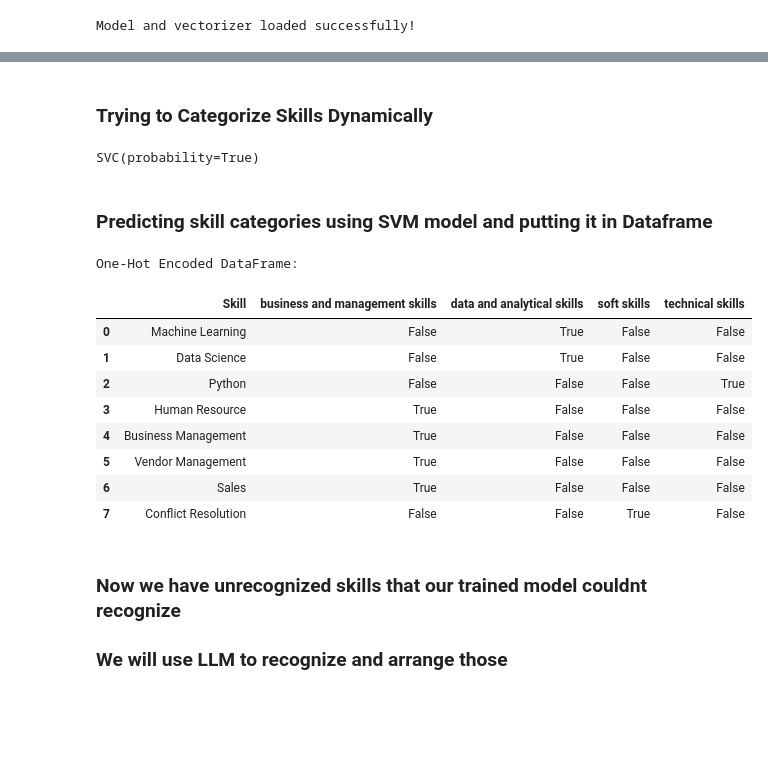
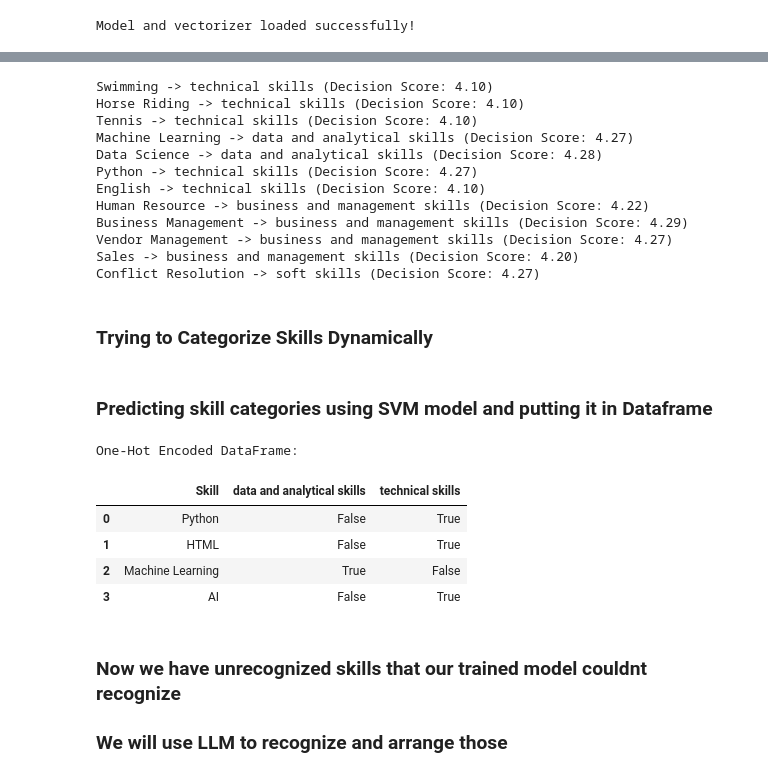
Before and after one commit to ac-26/skill-categorization, a Jupyter notebook: skill_categorization.ipynb, the cells around one changed output, grey strips where cells are left out. Drawn from its saved outputs; the diff is of its cells as text; code cells hidden in the pictures; blank space fills up the shorter version.

```diff
--- a/skill_categorization.ipynb
+++ b/skill_categorization.ipynb
@@ -648,23 +657,32 @@ Vectorizer is ready for transformations!
 # %%
 for skill in sample_skills:
     X_transformed = vectorizer.transform([skill])
-    predicted_category = ml_model.predict(X_transformed)[0]
+    X_transformed_dense = X_transformed.toarray()
+    predicted_category = svm_model.predict(X_transformed_dense)[0]
 
     if hasattr(ml_model, "predict_proba"):
         probs = ml_model.predict_proba(X_transformed)[0]
         max_confidence = np.max(probs)
         print(f"{skill} -> {predicted_category} (Confidence: {max_confidence:.2f})")
     else:
-        decision_scores = ml_model.decision_function(X_transformed)
+        decision_scores = svm_model.decision_function(X_transformed_dense)
         max_confidence = max(decision_scores[0])
         print(f"{skill} -> {predicted_category} (Decision Score: {max_confidence:.2f})")
+# %% [output]
+Swimming -> technical skills (Decision Score: 4.10)
+Horse Riding -> technical skills (Decision Score: 4.10)
+Tennis -> technical skills (Decision Score: 4.10)
+Machine Learning -> data and analytical skills (Decision Score: 4.27)
+Data Science -> data and analytical skills (Decision Score: 4.28)
+Python -> technical skills (Decision Score: 4.27)
+English -> technical skills (Decision Score: 4.10)
+Human Resource -> business and management skills (Decision Score: 4.22)
+Business Management -> business and management skills (Decision Score: 4.29)
+Vendor Management -> business and management skills (Decision Score: 4.27)
+Sales -> business and management skills (Decision Score: 4.20)
+Conflict Resolution -> soft skills (Decision Score: 4.27)
 # %% [markdown]
 ### **Trying to Categorize Skills Dynamically**
-# %%
-svm_model = SVC(probability=True)
-svm_model.fit(X_train, y_train)
-# %% [output]
-SVC(probability=True)
 # %% [markdown]
 ### **Predicting skill categories using SVM model and putting it in Dataframe**
 # %%
@@ -672,49 +690,44 @@ import pandas as pd
 import numpy as np
 
 #Put input for checking here sir....
-sample_skills = ["Swimming", "Horse Riding", "Tennis", "Machine Learning",
-                 "Data Science", "Python", "English", "Human Resource", "Business Management", "Vendor Management", "Sales", "Conflict Resolution"]
+sample_skills = ["Python", "C++", "HTML", "Machine Learning", "AI", "Break Dance", "Hip Hop", "Baking", "Cooking"]
 
 unrecognized_skills = []
 recognized_skills = []
 
 threshold = 0.5
 
 for skill in sample_skills:
     X_transformed = vectorizer.transform([skill]).toarray()
     predicted_category = svm_model.predict(X_transformed)[0]
     if hasattr(svm_model, "predict_proba"):
         probs = svm_model.predict_proba(X_transformed)[0]
         max_confidence = np.max(probs)
     else:
         decision_scores = svm_model.decision_function(X_transformed)
         max_confidence = max(decision_scores[0])
 
     if max_confidence >= threshold:
         recognized_skills.append((skill, predicted_category))
     else:
         unrecognized_skills.append(skill)
 
 df_recognized = pd.DataFrame(recognized_skills, columns=["Skill", "Category"])
 
 df_one_hot = pd.get_dummies(df_recognized, columns=["Category"], prefix="", prefix_sep="")
 
 columns_order = ["Skill"] + [col for col in df_one_hot.columns if col != "Skill"]
 df_one_hot = df_one_hot[columns_order]
 
 print("\nOne-Hot Encoded DataFrame:")
 df_one_hot
 # %% [output]
 One-Hot Encoded DataFrame:
-|  | Skill | business and management skills | data and analytical skills | soft skills | technical skills |
-| 0 | Machine Learning | False | True | False | False |
-| 1 | Data Science | False | True | False | False |
-| 2 | Python | False | False | False | True |
-| 3 | Human Resource | True | False | False | False |
-| 4 | Business Management | True | False | False | False |
-| 5 | Vendor Management | True | False | False | False |
-| 6 | Sales | True | False | False | False |
-| 7 | Conflict Resolution | False | False | True | False |
+|  | Skill | data and analytical skills | technical skills |
+| 0 | Python | False | True |
+| 1 | HTML | False | True |
+| 2 | Machine Learning | True | False |
+| 3 | AI | False | True |
 # %% [markdown]
 ### **Now we have unrecognized skills that our trained model couldnt recognize**
 
```
Also changed, not shown: parts of 13 cells of this notebook.
